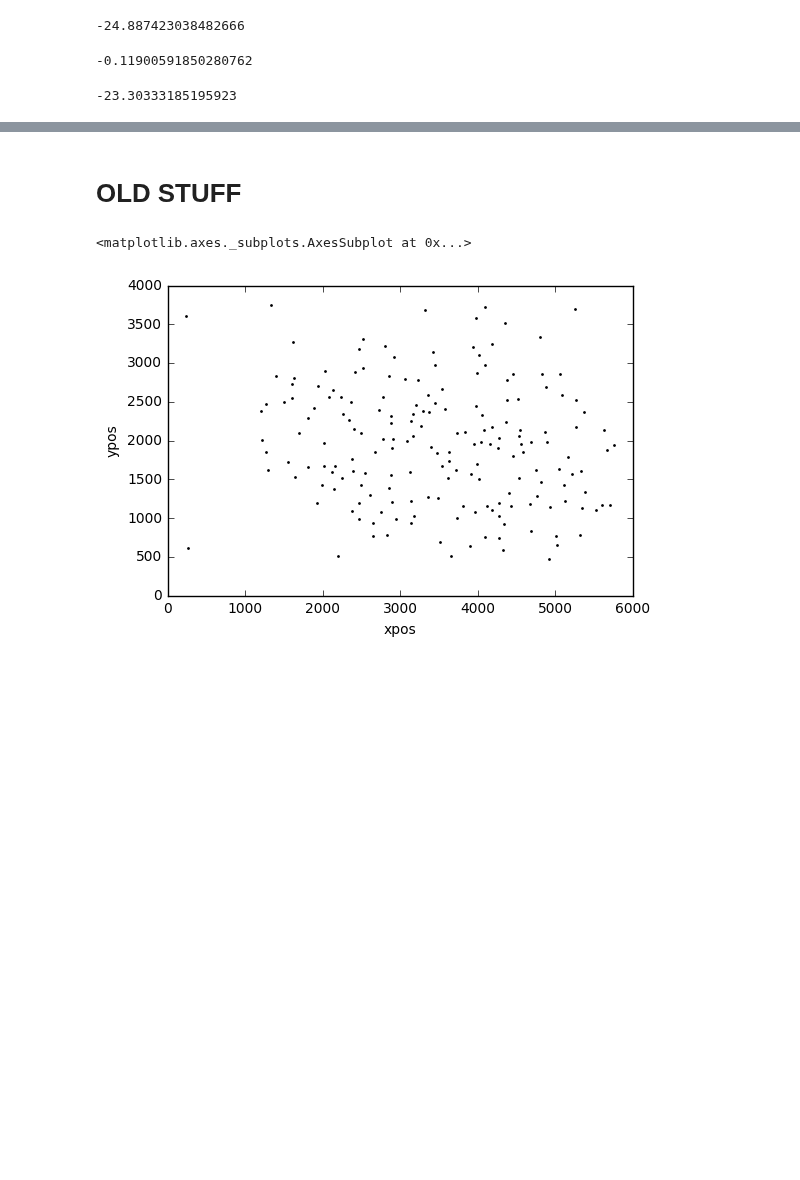
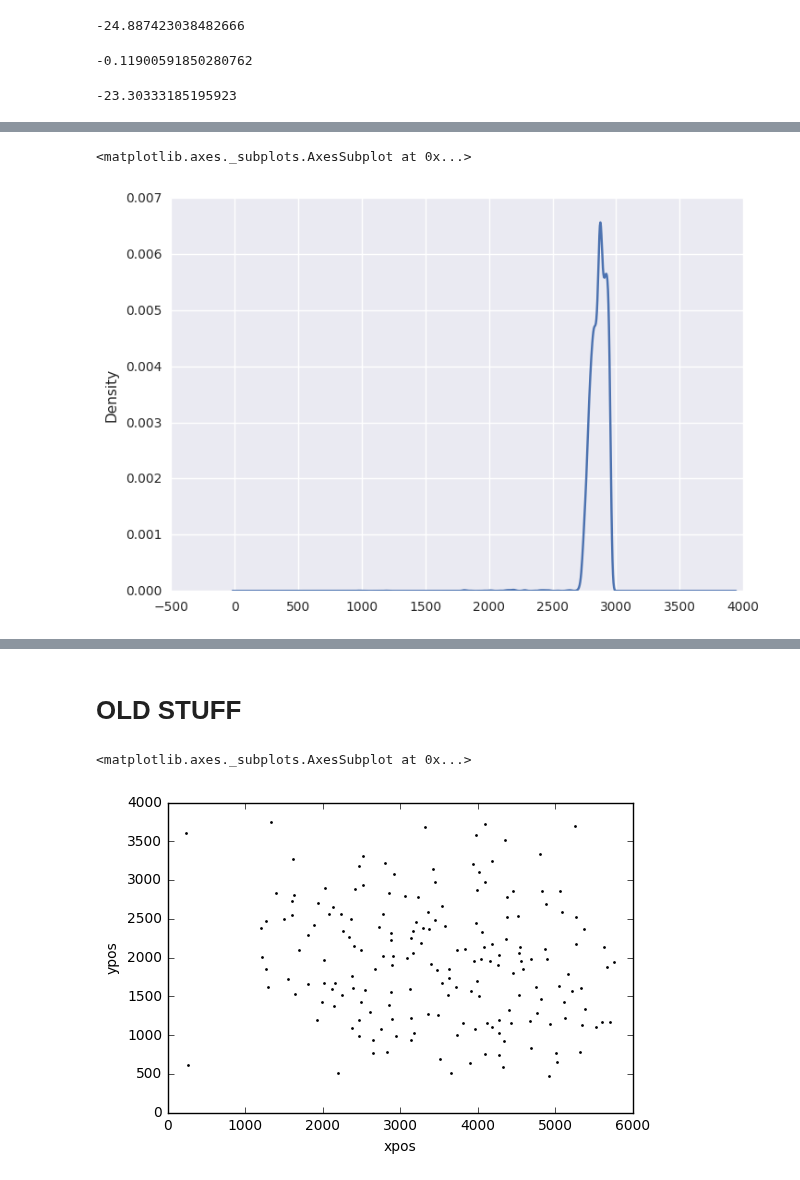
Before and after one commit to aschle/bees-sna, a Jupyter notebook: bib/Stitching.ipynb, the cells around one changed output, grey strips where cells are left out. Saved outputs shown, nothing was run; the diff lists cells and outputs as text; code cells hidden in the pictures; blank space fills up the shorter version.

```diff
--- a/bib/Stitching.ipynb
+++ b/bib/Stitching.ipynb
@@ -149,0 +242,11 @@ list(fc2.frames
+# %%
+def getXValues(data):
+
+    grs = data.groupby(by='myid')
+
+    dup = []
+    for name, group in grs:
+        dup.append(group[group.duplicated('id', keep=False)])
+
+    data_plot = pd.concat(dup)
+    return data_plot.xpos
@@ -149,0 +255,7 @@ list(fc2.frames
+# %%
+d = getXValues(s0)
+# %%
+d[d<3000].plot.density()
+# %% [output]
+<matplotlib.axes._subplots.AxesSubplot at 0x...>
+[figure, added]
```
Also changed, not shown: parts of 34 cells of this notebook.
